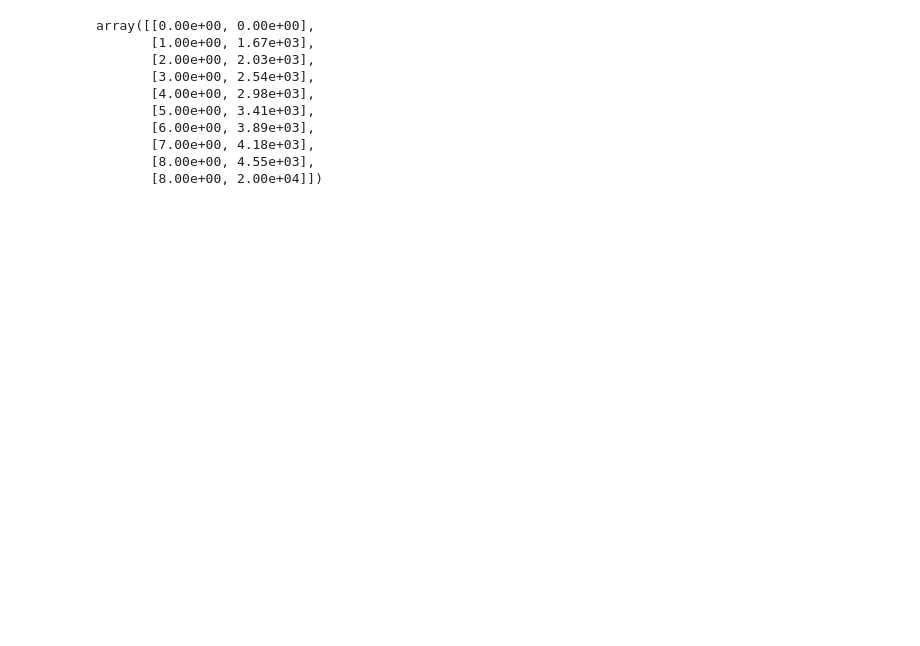
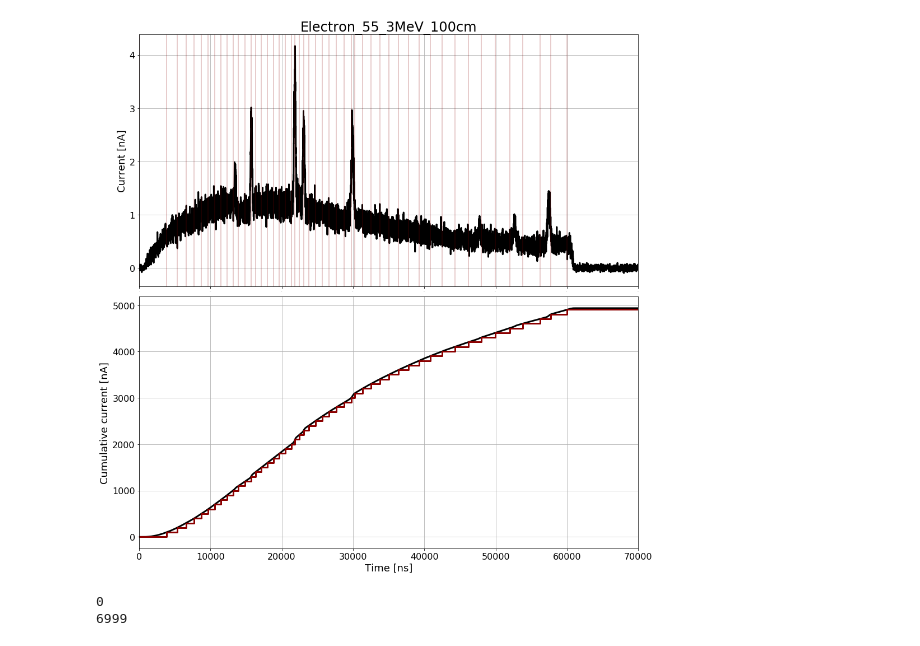
Before and after one commit to Q-Pix/qpixrtd, a Jupyter notebook: develop/Untitled.ipynb, the cells around one changed output. Cells and saved outputs as stored; diff of their text form; code cells hidden in the pictures; blank space fills up the shorter version.

```diff
--- a/develop/Untitled.ipynb
+++ b/develop/Untitled.ipynb
@@ -4,16 +6,3 @@ import matplotlib.pyplot as plt
 # %%
 dat_e = np.genfromtxt("build/current_electron_3MeV.csv",delimiter=',')
 dat_r = np.genfromtxt("build/reset_electron_3MeV.csv",delimiter=',')
-# %%
-dat_r
-# %% [output]
-array([[0.00e+00, 0.00e+00],
-       [1.00e+00, 1.67e+03],
-       [2.00e+00, 2.03e+03],
-       [3.00e+00, 2.54e+03],
-       [4.00e+00, 2.98e+03],
-       [5.00e+00, 3.41e+03],
-       [6.00e+00, 3.89e+03],
-       [7.00e+00, 4.18e+03],
-       [8.00e+00, 4.55e+03],
-       [8.00e+00, 2.00e+04]])
@@ -21,0 +9,52 @@ ElectronCharge_ = 1.60217662e-19
+# %%
+fig = plt.figure(figsize=(14,14))
+# NAME = "Proton_99_500MeV_10cm"
+# NAME = "Electron_55_3MeV_100cm"
+ax1 = fig.add_subplot(211)
+ax1.set_title(NAME, fontsize=24)
+ax1.plot(dat_e[:,0],dat_e[:,1], color='k', lw=3, label='Current profile')
+
+for reset in dat_r[:,1]:
+    ax1.axvline(reset, color='darkred', lw=2, ls='-',alpha=0.2)
+
+# ax1.legend(loc='upper right', fontsize=18)
+ax1.set_ylabel("Current [nA]", fontsize=18)
+# ax1.set_xlabel("Time [ns]", fontsize=18)
+ax1.tick_params('y',labelsize=16)
+ax1.tick_params('x',labelsize=0)
+ax1.grid()
+
+ax2 = fig.add_subplot(212, sharex=ax1)
+
+ax2.plot(dat_e[:,0],dat_e[:,2], color='k', lw=3, label='Current profile')
+
+ax2.step(dat_r[:,1], dat_r[:,0]*6250*ElectronCharge_/10e-9*1e9,
+         where='post', color='darkred',lw=3, label="C++ RTD")
+# ax2.legend(loc='upper right', fontsize=18)
+ax2.set_ylabel("Cumulative current [nA]",fontsize=18)
+ax2.set_xlabel("Time [ns]", fontsize=18)
+ax2.tick_params(labelsize=16)
+ax2.grid()
+
+ax1.set_xlim(0,70e3)
+
+fig.tight_layout()
+path = "/Users/austinmcdonald/projects/QPIX/Q_PIX_RTD/develop/plots/"
+# plt.savefig(path+NAME+".pdf",bbox_inches='tight')
+plt.show()
+# %% [output]
+[figure, added]
+# %%
+L = np.where(dat_e[:,0]== 53e3)[0][0]
+R = np.where(dat_e[:,0]== 62e3)[0][0]
+
+L = np.where(dat_e[:,0]== 60e4)[0][0]
+R = np.where(dat_e[:,0]== 61e4)[0][0]
+
+L = np.where(dat_e[:,0]== 10)[0][0]
+R = np.where(dat_e[:,0]== 70e3)[0][0]
+print(L)
+print(R)
+# %% [output]
+0
+6999
```
Also changed, not shown: parts of 11 cells of this notebook, 41 other files.
